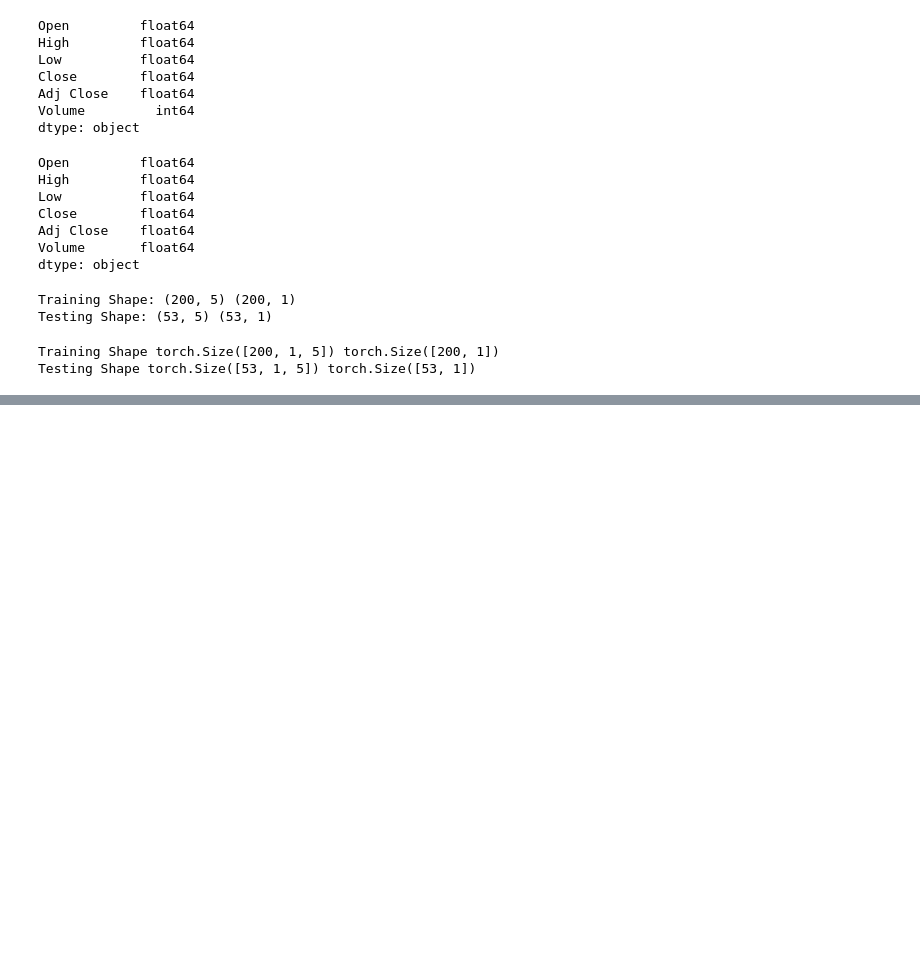
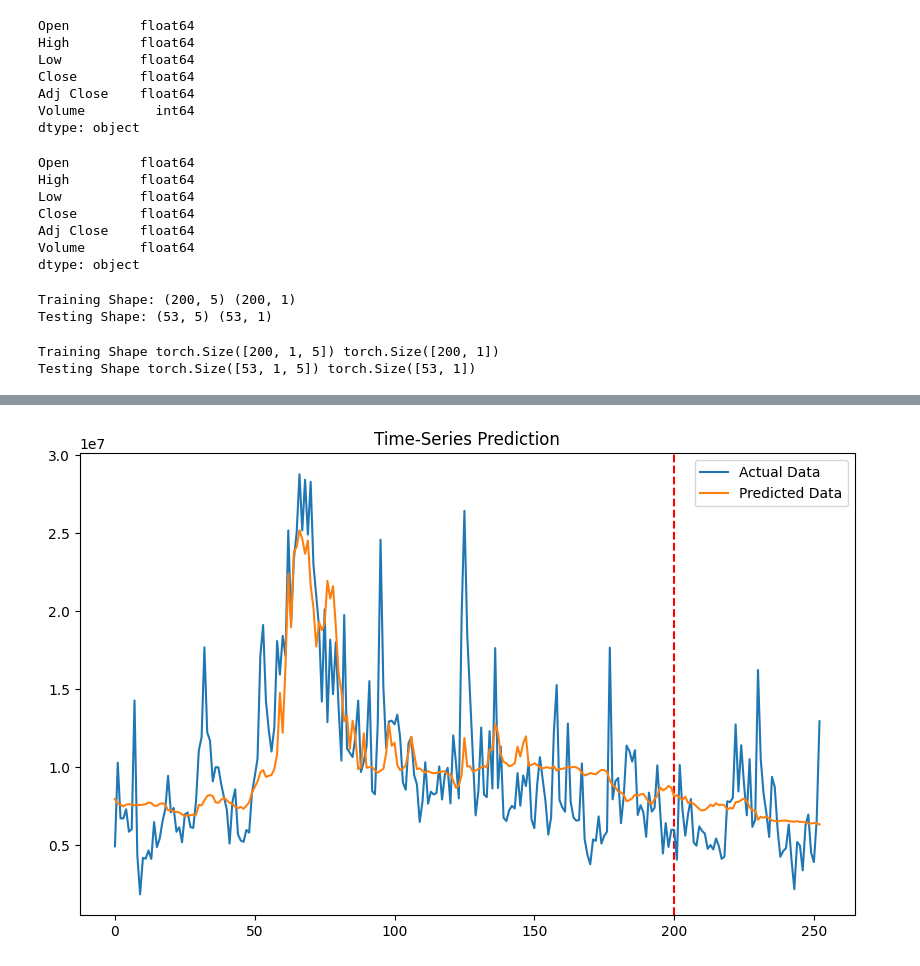
Before and after one commit to meticulousdev/Torch, a Jupyter notebook: chap07/LSTM_SBUX.ipynb, the cells around one changed output, grey strips where cells are left out. Drawn from its saved outputs; the diff is of its cells as text; code cells hidden in the pictures; blank space fills up the shorter version.

Commit message:
LSTM SBUX

```diff
--- a/chap07/LSTM_SBUX.ipynb
+++ b/chap07/LSTM_SBUX.ipynb
@@ -136,3 +137,16 @@ class LSTM(nn.Module):
         out = self.relu(out)
         out = self.fc(out)
         return out
+# %%
+num_epochs = 1000
+learning_rate = 0.0001
+
+input_size = 5
+hidden_size = 2
+num_layers = 1
+
+num_classes = 1
+model = LSTM(num_classes, input_size, hidden_size, num_layers, X_train_tensors_f.shape[1])
+
+criterion = torch.nn.MSELoss()
+optimizer = torch.optim.Adam(model.parameters(), lr=learning_rate)
@@ -138,0 +174,24 @@ class LSTM(nn.Module):
+# %%
+df_x_ss = ss.transform(data.iloc[:, :-1])
+df_y_ms = ms.transform(data.iloc[:, -1:])
+
+df_x_ss = Variable(torch.Tensor(df_x_ss))
+df_y_ms = Variable(torch.Tensor(df_y_ms))
+df_x_ss = torch.reshape(df_x_ss, (df_x_ss.shape[0], 1, df_x_ss.shape[1]))
+# %%
+train_predict = model(df_x_ss)
+predicted = train_predict.data.numpy()
+label_y = df_y_ms.data.numpy()
+
+predicted= ms.inverse_transform(predicted)
+label_y = ms.inverse_transform(label_y)
+plt.figure(figsize=(10,6))
+plt.axvline(x=200, c='r', linestyle='--')
+
+plt.plot(label_y, label='Actual Data')
+plt.plot(predicted, label='Predicted Data')
+plt.title('Time-Series Prediction')
+plt.legend()
+plt.show()
+# %% [output]
+[figure, added]
```
Also changed, not shown: parts of 4 cells of this notebook.
